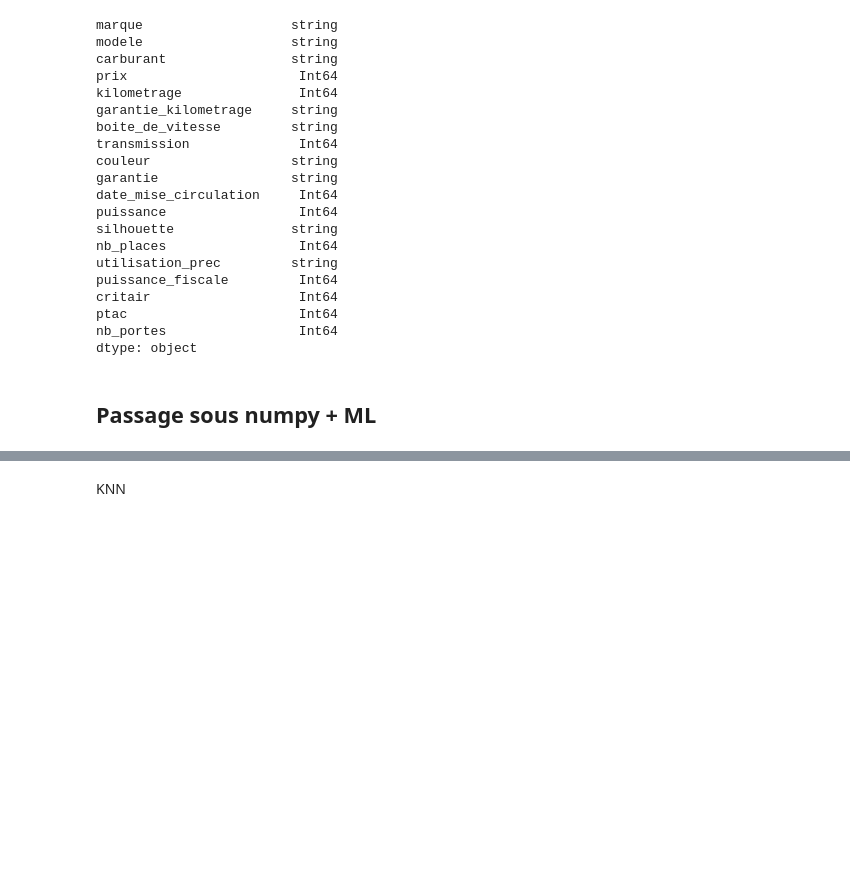
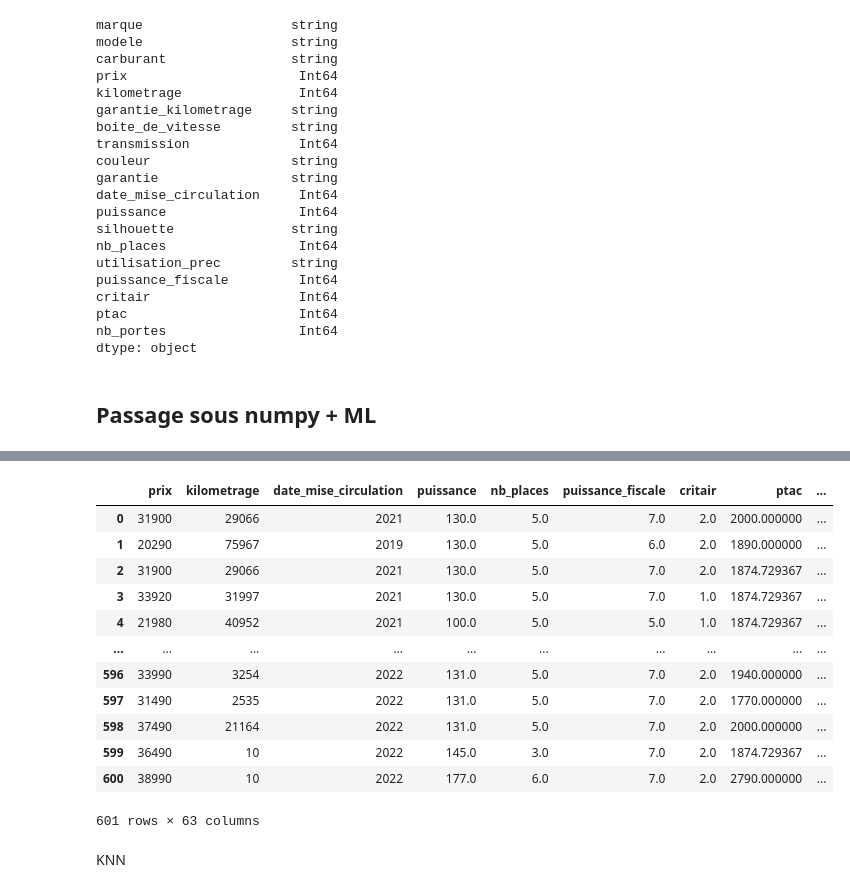
Before and after one commit to mathver/VERON_NEPVEUX_PROJECT, a Jupyter notebook: veron_nepveux_project/panda.ipynb, the cells around one changed output, grey strips where cells are left out. Drawn from its saved outputs; the diff is of its cells as text; code cells hidden in the pictures; blank space fills up the shorter version.

```diff
--- a/veron_nepveux_project/panda.ipynb
+++ b/veron_nepveux_project/panda.ipynb
@@ -141,3 +189,19 @@ pd.DataFrame(en_gs.predict(X_pred))[0][0]
+# %%
+trp_fin
+# %% [output]
+|  | prix | kilometrage | date_mise_circulation | puissance | nb_places | puissance_fiscale | critair | ptac | ... |
+| 0 | 31900 | 29066 | 2021 | 130.0 | 5.0 | 7.0 | 2.0 | 2000.000000 | ... |
+| 1 | 20290 | 75967 | 2019 | 130.0 | 5.0 | 6.0 | 2.0 | 1890.000000 | ... |
+| 2 | 31900 | 29066 | 2021 | 130.0 | 5.0 | 7.0 | 2.0 | 1874.729367 | ... |
+| 3 | 33920 | 31997 | 2021 | 130.0 | 5.0 | 7.0 | 1.0 | 1874.729367 | ... |
+| 4 | 21980 | 40952 | 2021 | 100.0 | 5.0 | 5.0 | 1.0 | 1874.729367 | ... |
+| ... | ... | ... | ... | ... | ... | ... | ... | ... | ... |
+| 596 | 33990 | 3254 | 2022 | 131.0 | 5.0 | 7.0 | 2.0 | 1940.000000 | ... |
+| 597 | 31490 | 2535 | 2022 | 131.0 | 5.0 | 7.0 | 2.0 | 1770.000000 | ... |
+| 598 | 37490 | 21164 | 2022 | 131.0 | 5.0 | 7.0 | 2.0 | 2000.000000 | ... |
+| 599 | 36490 | 10 | 2022 | 145.0 | 3.0 | 7.0 | 2.0 | 1874.729367 | ... |
+| 600 | 38990 | 10 | 2022 | 177.0 | 6.0 | 7.0 | 2.0 | 2790.000000 | ... |
+601 rows × 63 columns
 # %%
 from sklearn.neighbors import KNeighborsRegressor
 # %% [markdown]
```
Also changed, not shown: parts of 7 cells of this notebook, 3 other files.
